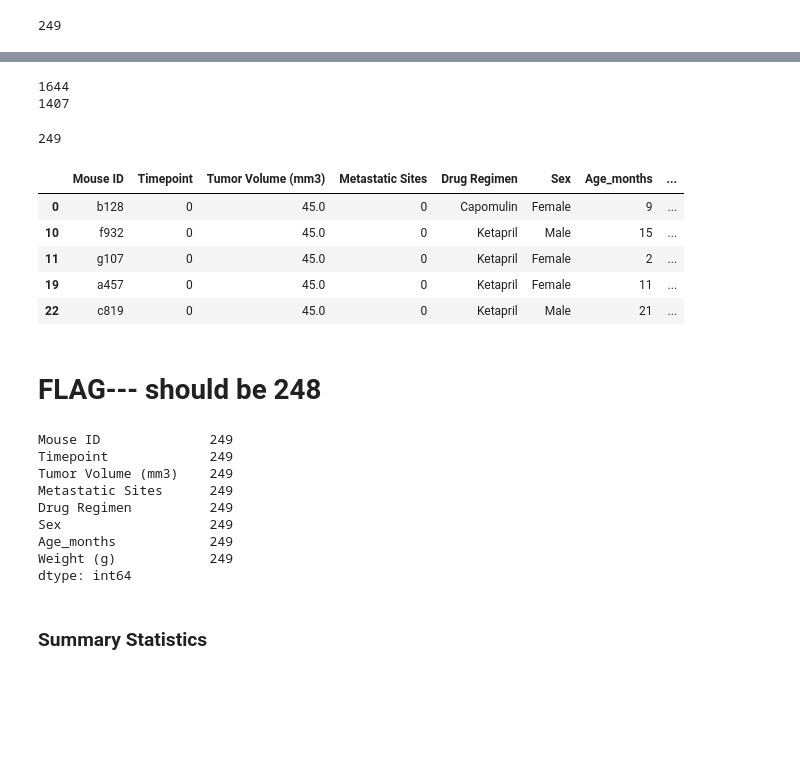
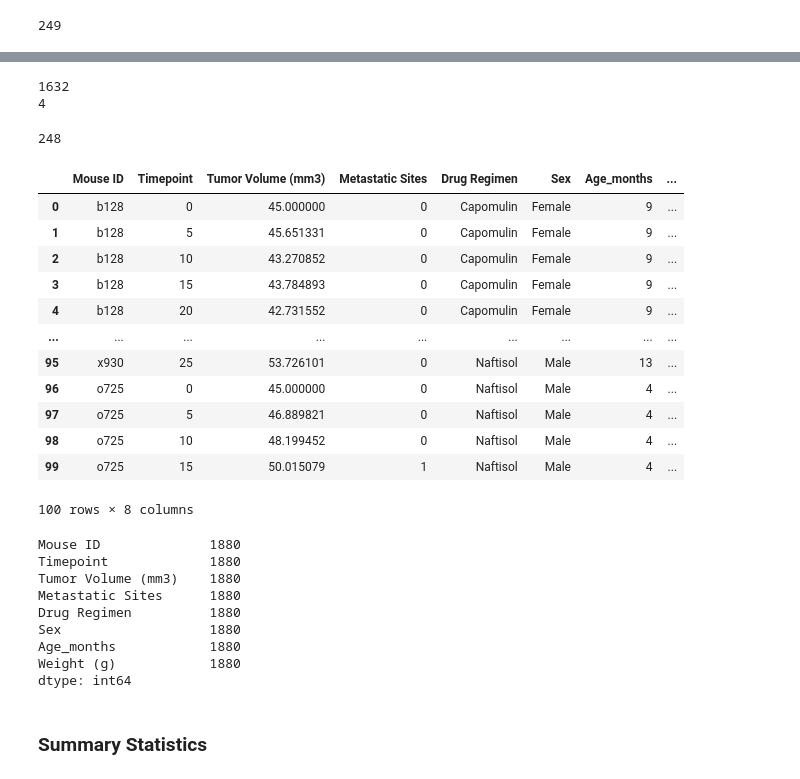
Before and after one commit to KellyPared/matplotlib-challenge, a Jupyter notebook: pymaceuticals.ipynb, the cells around one changed output, grey strips where cells are left out. Cells and saved outputs as stored; diff of their text form; code cells hidden in the pictures; blank space fills up the shorter version.

```diff
--- a/pymaceuticals.ipynb
+++ b/pymaceuticals.ipynb
@@ -101,4 +80,4 @@ mouse_study_df2.head()
 # %%
-###FLAG WHat am I missing about the 248??
-
+mouse_study_df = mouse_study_df[mouse_study_df["Mouse ID"]!='g989'].copy()
+mouse_study_df.head()
 #print(mouse_study_df2["Timepoint"].describe())
@@ -105,10 +91,10 @@ mouse_study_df2.head()
 # %%
 #check to evaluate the numbers are the same.
-print(mouse_study_df['Mouse ID'].duplicated().sum())
-print(mouse_study_df2['Mouse ID'].duplicated().sum())
+#print(mouse_study_df['Mouse ID'].duplicated().sum())
+#print(mouse_study_df2['Mouse ID'].duplicated().sum())
 # %% [output]
-1644
-1407
+1632
+4
 # %%
 number_of_mice = len(mouse_study_df['Mouse ID'].unique())
 print(number_of_mice)
@@ -117,32 +103,38 @@ print(number_of_mice)
 #mouse_study_df2[["Mouse ID"]].describe()
 #mouse_study_df2[["Drug Regimen"]].describe()
 # %% [output]
-249
+248
 # %%
 #drop the duplicates
-mouse_study_clean_df = pd.DataFrame()
-mouse_study_clean_df = mouse_study_df.drop_duplicates("Mouse ID", keep="first",inplace=False)
-mouse_study_clean_df.head()
+mouse_study_clean_df = mouse_study_df.copy()
+mouse_study_clean_df.head(100)
+# mouse_study_clean_df = mouse_study_df.drop_duplicates("Mouse ID", keep="first",inplace=False)
+# mouse_study_clean_df.head()
 # %% [output]
 |  | Mouse ID | Timepoint | Tumor Volume (mm3) | Metastatic Sites | Drug Regimen | Sex | Age_months | ... |
-| 0 | b128 | 0 | 45.0 | 0 | Capomulin | Female | 9 | ... |
-| 10 | f932 | 0 | 45.0 | 0 | Ketapril | Male | 15 | ... |
-| 11 | g107 | 0 | 45.0 | 0 | Ketapril | Female | 2 | ... |
-| 19 | a457 | 0 | 45.0 | 0 | Ketapril | Female | 11 | ... |
-| 22 | c819 | 0 | 45.0 | 0 | Ketapril | Male | 21 | ... |
+| 0 | b128 | 0 | 45.000000 | 0 | Capomulin | Female | 9 | ... |
+| 1 | b128 | 5 | 45.651331 | 0 | Capomulin | Female | 9 | ... |
+| 2 | b128 | 10 | 43.270852 | 0 | Capomulin | Female | 9 | ... |
+| 3 | b128 | 15 | 43.784893 | 0 | Capomulin | Female | 9 | ... |
+| 4 | b128 | 20 | 42.731552 | 0 | Capomulin | Female | 9 | ... |
+| ... | ... | ... | ... | ... | ... | ... | ... | ... |
+| 95 | x930 | 25 | 53.726101 | 0 | Naftisol | Male | 13 | ... |
+| 96 | o725 | 0 | 45.000000 | 0 | Naftisol | Male | 4 | ... |
+| 97 | o725 | 5 | 46.889821 | 0 | Naftisol | Male | 4 | ... |
+| 98 | o725 | 10 | 48.199452 | 0 | Naftisol | Male | 4 | ... |
+| 99 | o725 | 15 | 50.015079 | 1 | Naftisol | Male | 4 | ... |
+100 rows × 8 columns
-# %% [markdown]
-# FLAG--- should be 248
 # %%
 mouse_study_clean_df.count()
 # %% [output]
-Mouse ID              249
-Timepoint             249
-Tumor Volume (mm3)    249
-Metastatic Sites      249
-Drug Regimen          249
-Sex                   249
-Age_months            249
-Weight (g)            249
+Mouse ID              1880
+Timepoint             1880
+Tumor Volume (mm3)    1880
+Metastatic Sites      1880
+Drug Regimen          1880
+Sex                   1880
+Age_months            1880
+Weight (g)            1880
 dtype: int64
 # %% [markdown]
 ### Summary Statistics
```
Also changed, not shown: parts of 31 cells of this notebook.
